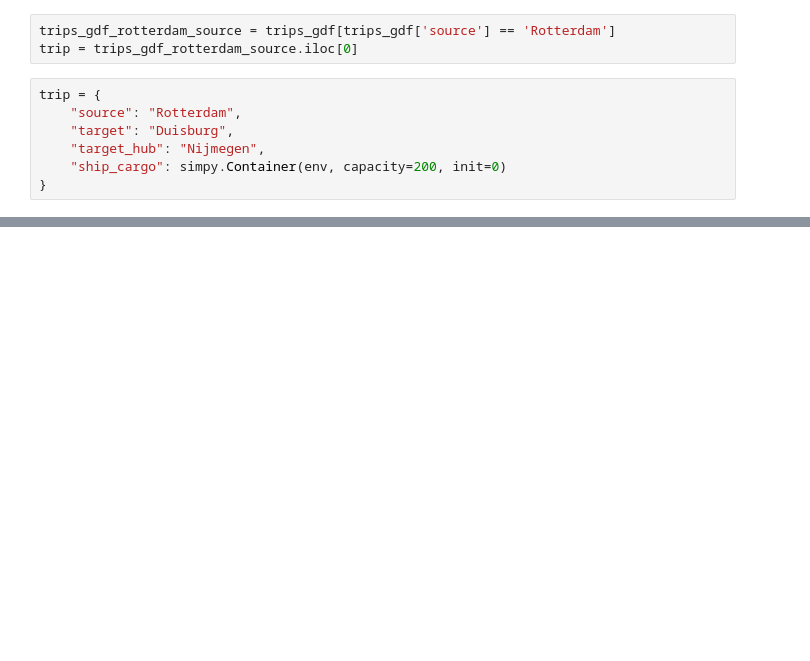
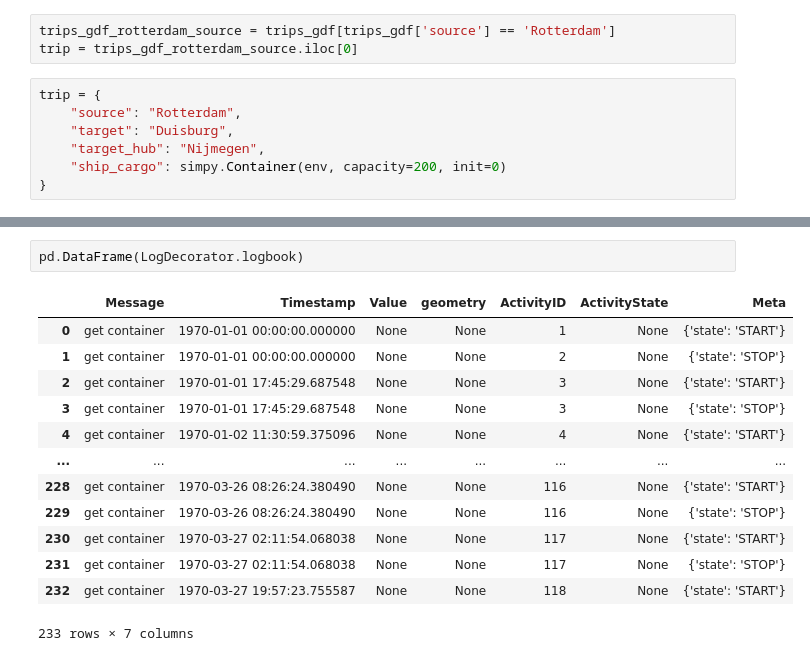
Before and after one commit to Deltares-research/digitaltwin-waterway, a Jupyter notebook: notebooks/scenarios/hubs-spokes.ipynb, the cells around one changed output, grey strips where cells are left out. Cells and saved outputs as stored; diff of their text form; blank space fills up the shorter version.

```diff
--- a/notebooks/scenarios/hubs-spokes.ipynb
+++ b/notebooks/scenarios/hubs-spokes.ipynb
@@ -222,0 +277,16 @@ env.run()
+# %%
+pd.DataFrame(LogDecorator.logbook)
+# %% [output]
+|  | Message | Timestamp | Value | geometry | ActivityID | ActivityState | Meta |
+| 0 | get container | 1970-01-01 00:00:00.000000 | None | None | 1 | None | {'state': 'START'} |
+| 1 | get container | 1970-01-01 00:00:00.000000 | None | None | 2 | None | {'state': 'STOP'} |
+| 2 | get container | 1970-01-01 17:45:29.687548 | None | None | 3 | None | {'state': 'START'} |
+| 3 | get container | 1970-01-01 17:45:29.687548 | None | None | 3 | None | {'state': 'STOP'} |
+| 4 | get container | 1970-01-02 11:30:59.375096 | None | None | 4 | None | {'state': 'START'} |
+| ... | ... | ... | ... | ... | ... | ... | ... |
+| 228 | get container | 1970-03-26 08:26:24.380490 | None | None | 116 | None | {'state': 'START'} |
+| 229 | get container | 1970-03-26 08:26:24.380490 | None | None | 116 | None | {'state': 'STOP'} |
+| 230 | get container | 1970-03-27 02:11:54.068038 | None | None | 117 | None | {'state': 'START'} |
+| 231 | get container | 1970-03-27 02:11:54.068038 | None | None | 117 | None | {'state': 'STOP'} |
+| 232 | get container | 1970-03-27 19:57:23.755587 | None | None | 118 | None | {'state': 'START'} |
+233 rows × 7 columns
```
Also changed, not shown: parts of 12 cells of this notebook.
